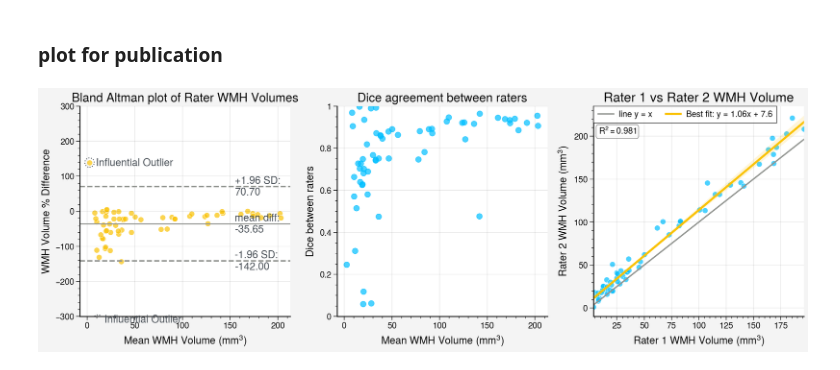
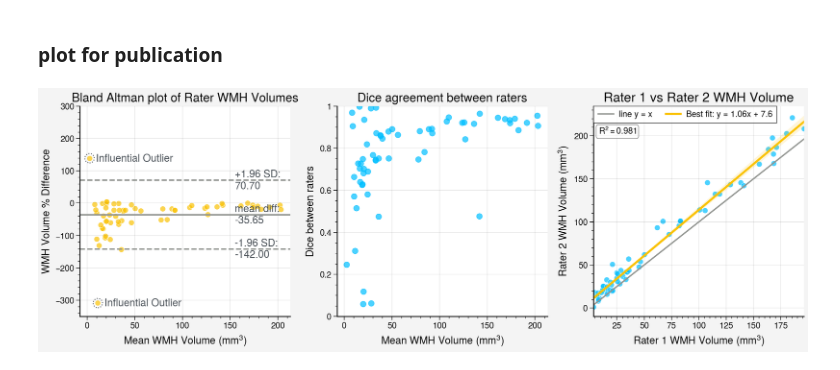
Before and after one commit to BenjaminPhi5/WMH_UQ_assessment, a Jupyter notebook: trustworthai/journal_run/interrater_experiments/Plotting MSS3 data stats from Maria's spreadsheet.ipynb, the cells around one changed output. Drawn from its saved outputs; the diff is of its cells as text; code cells hidden in the pictures.

Commit message:
more work on making the plots look publication ready

```diff
--- a/trustworthai/journal_run/interrater_experiments/Plotting MSS3 data stats from Maria's spreadsheet.ipynb
+++ b/trustworthai/journal_run/interrater_experiments/Plotting MSS3 data stats from Maria's spreadsheet.ipynb
@@ -423,30 +423,30 @@ def bland_altman_plot(ax, x, y, fontsize):
 # %%
 # spines and ticks
 fig = pplt.figure(refwidth="25em", span=False, share=False)
 axs = fig.subplots(nrows=1, ncols=3)
 
 fontsize=11
 
 x = df["WMH1_mm3"] * 0.003
 y = df["WMH2_mm3"] * 0.003
 bland_altman_plot(axs[0], x, y, fontsize)
-axs[0].set_ylim((-300, 300))
+axs[0].set_ylim((-350, 300))
 
 y = df["DSC"]
 x = (df["WMH1_mm3"] * 0.003 + df["WMH2_mm3"] * 0.003) / 2
 dice_agreement_plot(axs[1], x, y, fontsize)
 axs[1].set_ylim((0, 1))
 
 x = df["WMH1_mm3"].values * 0.003
 y = df["WMH2_mm3"].values * 0.003
 rater_volume_comparison(axs[2], x, y, fontsize)
 
 for ax in axs:
     ax.spines['top'].set_visible(False)
     ax.spines['right'].set_visible(False)
     ax.spines['left'].set_linewidth(1.)
     ax.spines['bottom'].set_linewidth(1.)
     plt.minorticks_on()
     ax.tick_params(axis='both', labelsize=fontsize-2)
 # %% [output]
-[figure, old version]
+[figure, new version]
```
Also changed, not shown: 2 other files.
